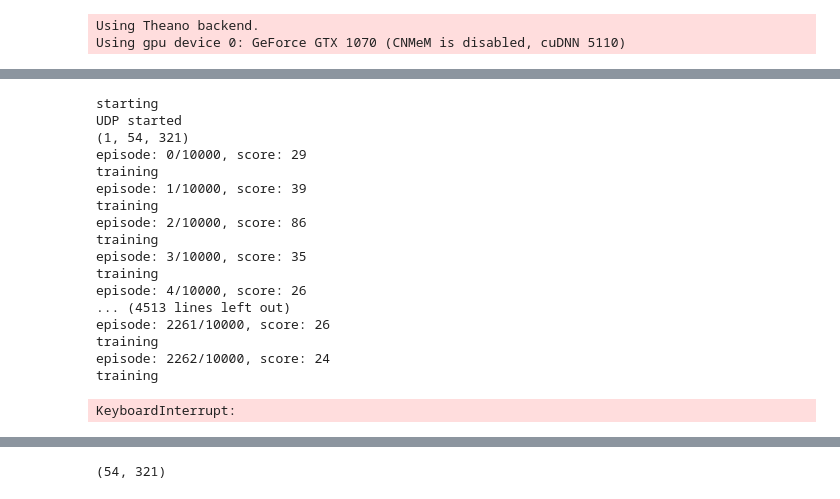
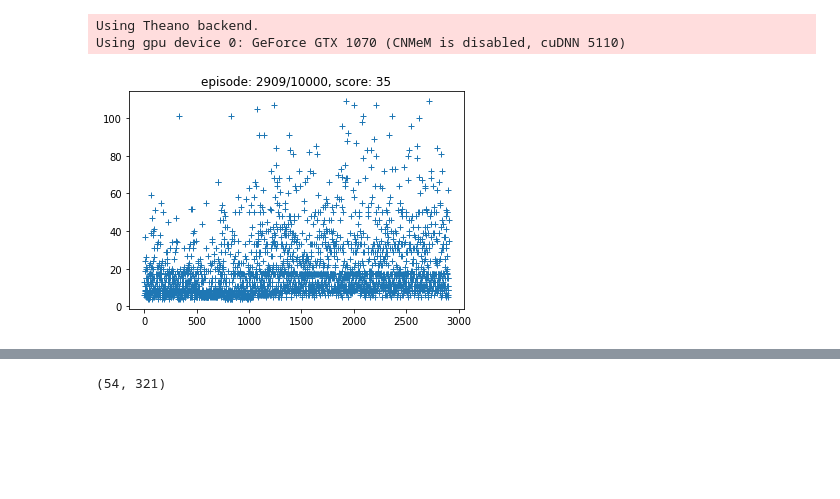
Before and after one commit to LouisFoucard/gym-blender, a Jupyter notebook: deepQ_agent_example.ipynb, the cells around one changed output, grey strips where cells are left out. Saved outputs shown, nothing was run; the diff lists cells and outputs as text; code cells hidden in the pictures; blank space fills up the shorter version.

Commit message:
working dqn + live error plot

```diff
--- a/deepQ_agent_example.ipynb
+++ b/deepQ_agent_example.ipynb
@@ -47,10 +49,10 @@ class DQNAgent:
         model.add(Flatten())
         model.add(Dense(256, activation='relu'))
         model.add(Dropout(0.5))
-        model.add(Dense(4, activation='softmax'))
+        model.add(Dense(3, activation='linear'))
 
         rms = RMSprop(lr=self.learning_rate)
-        model.compile(loss='categorical_crossentropy', optimizer=rms)
+        model.compile(loss='mean_squared_error', optimizer=rms)
 
         return model
 
@@ -87,6 +89,7 @@ state = np.expand_dims(state, 0)
 agent = DQNAgent(ridge_env, state.shape)
 
 episodes = 10000
+all_scores = []
 # Iterate the game
 for e in range(episodes):
 
@@ -102,32 +105,38 @@ for e in range(episodes):
 
         # Decide action
         action = agent.act(state)
 
         # Advance the game to the next frame based on the action.
         next_state, reward, done, _ = ridge_env.step(ridge_env.blender_interface.legal_action_set[action])
 
         # (reward defaults to 1)
         # reward the agent 1 for every frame it lived
         # and punish -100 for dying
         reward = -100 if done else 1
 
         next_state = np.expand_dims(np.expand_dims(next_state, 0), 0)
         # Remember the previous state, action, reward, and done
         agent.remember(state, action, reward, next_state, done)
 
         # make next_state the new current state for the next frame.
         state = copy.deepcopy(next_state)
 
         # done becomes True when the game ends
         # ex) The agent drops the pole
         if done:
             # print the score and break out of the loop
-            print("episode: {}/{}, score: {}"
-                  .format(e, episodes, time_t))
+            all_scores += [time_t]
+
             break
     # train the agent with the experience of the episode
     agent.replay(32)
+    pl.plot(all_scores, '+')
+    pl.title("episode: {}/{}, score: {}".format(e, episodes, time_t))
+    display.clear_output(wait=True)
+    display.display(pl.gcf())
+    pl.close()
 
 del agent.env
 del ridge_env
 # %% [output]
+[figure, added]
@@ -135,18 +143,0 @@ del ridge_env
-starting
-UDP started
-(1, 54, 321)
-episode: 0/10000, score: 29
-training
-episode: 1/10000, score: 39
-training
-episode: 2/10000, score: 86
-training
-episode: 3/10000, score: 35
-training
-episode: 4/10000, score: 26
-... (4513 lines left out)
-episode: 2261/10000, score: 26
-training
-episode: 2262/10000, score: 24
-training
-KeyboardInterrupt:
```
Also changed, not shown: parts of 3 cells of this notebook.
